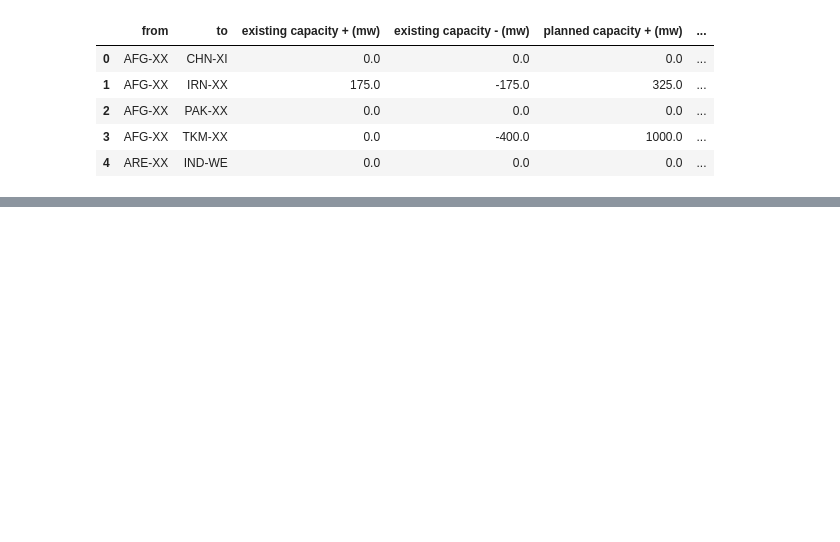
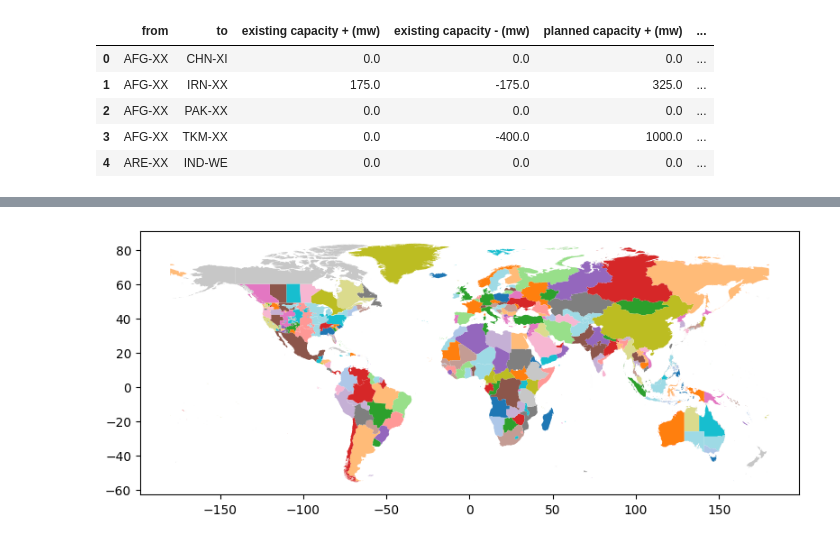
Before and after one commit to Electricity-Transmission-Database/electricity-transmission-database, a Jupyter notebook: notebooks/make_plots.ipynb, the cells around one changed output, grey strips where cells are left out. Saved outputs shown, nothing was run; the diff lists cells and outputs as text; code cells hidden in the pictures; blank space fills up the shorter version.

Commit message:
added spatial representation map

```diff
--- a/notebooks/make_plots.ipynb
+++ b/notebooks/make_plots.ipynb
@@ -23,3 +33,11 @@ db_plots.df.DATABASE.head(5)
+# %%
+fig = db_plots.spatial_representation(
+    by="region",
+    area="world"
+)
+fig.savefig("../outputs/figures/spatial-representation.jpeg")
+# %% [output]
+[figure, added]
 # %%
 fig = db_plots.map_excluded_regions(
     showgrid=True
```
Also changed, not shown: parts of 4 cells of this notebook, 5 other files.
